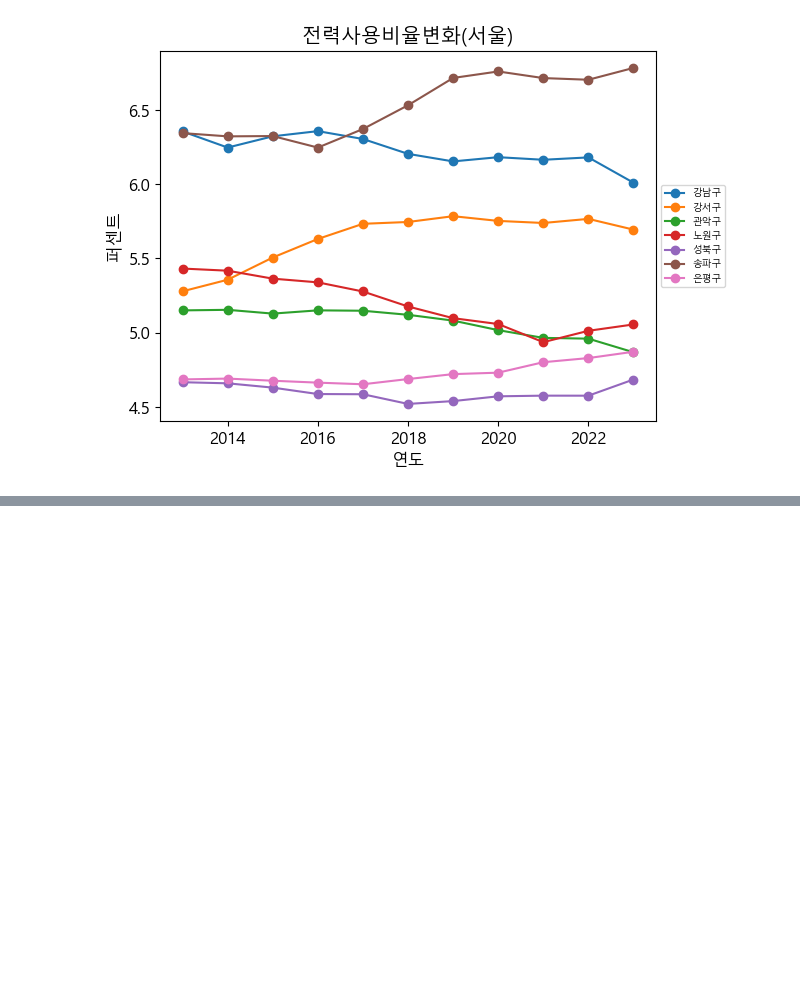
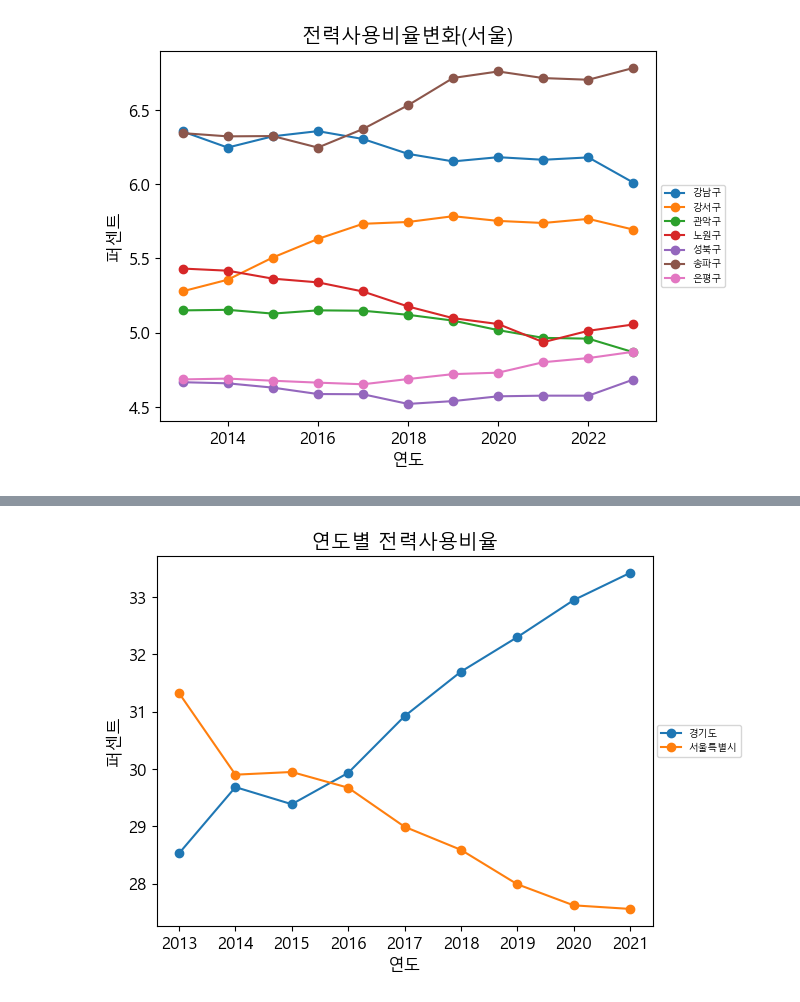
Before and after one commit to SSUUN/kepco_5, a Jupyter notebook: project/동.ipynb, the cells around one changed output, grey strips where cells are left out. Saved outputs shown, nothing was run; the diff lists cells and outputs as text; code cells hidden in the pictures; blank space fills up the shorter version.

```diff
--- a/project/동.ipynb
+++ b/project/동.ipynb
@@ -436,0 +578,15 @@ plt.show()
+# %%
+elec_fi=elec_ratio.pivot_table(index='year',columns='metro',values='ratio')
+# %%
+elec_fi = elec_fi.drop(index=[2022,2023],columns=['강원도','경상남도','경상북도','광주광역시','대구광역시','대전광역시','부산광역시','울산광역시','인천광역시','전라남도','전라북도','제주특별자치도','충청남도','충청북도'])
+# %%
+plt.plot(elec_fi,marker='o')
+plt.legend(elec_fi.columns,
+           loc='center left',
+           fontsize=7,bbox_to_anchor=(1,0.5))
+plt.title('연도별 전력사용비율')
+plt.xlabel('연도')
+plt.ylabel('퍼센트')
+plt.show()
+# %% [output]
+[figure, added]
```
Also changed, not shown: parts of 42 cells of this notebook.
